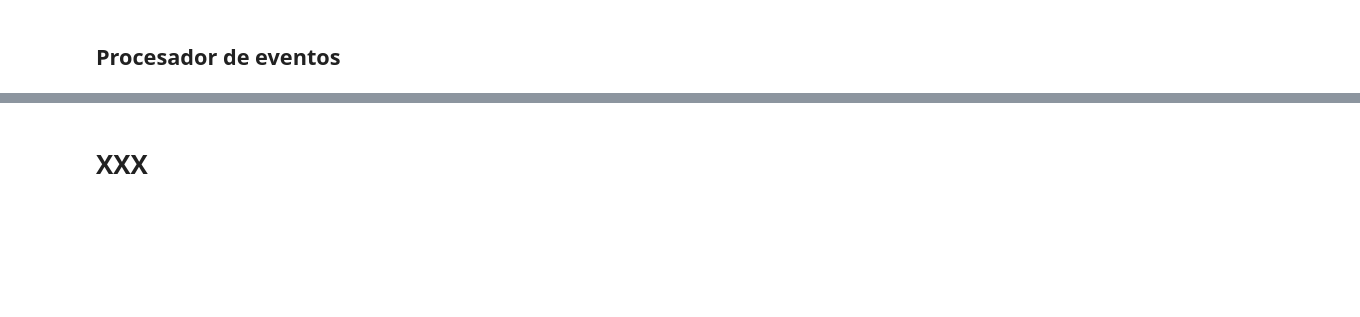
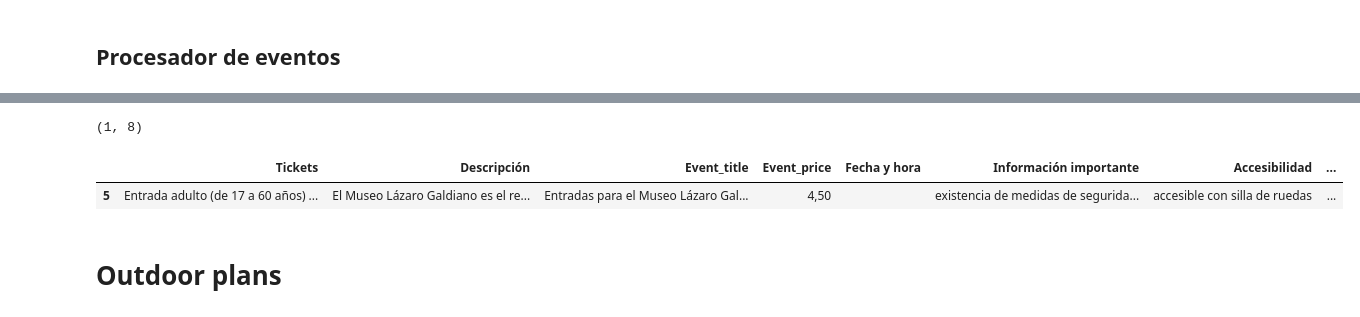
Before and after one commit to Jasc94/thebridge, a Jupyter notebook: 0_Tripulaciones/3_scrapper.ipynb, the cells around one changed output, grey strips where cells are left out. Cells and saved outputs as stored; diff of their text form; code cells hidden in the pictures; blank space fills up the shorter version.

```diff
--- a/0_Tripulaciones/3_scrapper.ipynb
+++ b/0_Tripulaciones/3_scrapper.ipynb
@@ -240,9 +343,13 @@ def processor(url, emojis, section_emojis, info_names, index):
 # %%
-url = "https://feverup.com/m/98148"
+art_urls = ['https://feverup.com/m/97759', 'https://feverup.com/m/87806', 'https://feverup.com/m/92796',
+             'https://feverup.com/m/92640', 'https://feverup.com/m/96367', 'https://feverup.com/m/94382',
+             'https://feverup.com/m/92141']
+
 emojis = emoji.UNICODE_EMOJI["en"]
 section_emojis = ["📅", "🕒", "⏳", "👤", "📍", "⚠️", "♿", "⌚", "❓", "🔗"]
-info_names = ["Información", "Información General"]
+info_names = ["Información", "Información General", "Información:", "Información general"]
 index = 0
 
-processor(url, emojis, section_emojis, info_names, index)
+df_2 = multiple_processor(art_urls, emojis, section_emojis, info_names, index)
+print(df_2.shape)
 # %% [output]
@@ -251,2 +364,36 @@ processor(url, emojis, section_emojis, info_names, index)
-# %% [markdown]
-# XXX
+# %%
+art_df = df_2
+
+# 2) Let's start filling NaNs and combining columns
+# NaN filling
+art_df.loc[:, ["📍 Lugar", "📌 Lugar", " Lugar"]] = art_df.loc[:, ["📍 Lugar", "📌 Lugar", " Lugar"]].fillna("")
+art_df.loc[:, ["Qué vas a disfrutar", "Cosas alucinantes que disfrutarás"]] = art_df.loc[:, ["Qué vas a disfrutar", "Cosas alucinantes que disfrutarás"]].fillna("")
+art_df.loc[:, ["Valoraciones de usuarios", "Valoraciones", "Valoraciones sobre el trabajo de Pablo Raijenstein"]] = art_df.loc[:, ["Valoraciones de usuarios", "Valoraciones", "Valoraciones sobre el trabajo de Pablo Raijenstein"]].fillna("")
+art_df.loc[:, [" Edad mínima", " Edad"]] = art_df.loc[:, [" Edad mínima", " Edad"]].fillna("")
+art_df.loc[:, [" Duración aproximada del recorrido", " Duración"]] = art_df.loc[:, [" Duración aproximada del recorrido", " Duración"]].fillna("")
+
+# Columns combination
+art_df["Lugar"] = art_df["📍 Lugar"].astype(str) + art_df["📌 Lugar"].astype(str) + art_df[" Lugar"].astype(str)
+art_df["Que vas a disfrutar"] = art_df["Qué vas a disfrutar"].astype(str) + art_df["Qué vas a disfrutar"].astype(str) + art_df["Cosas alucinantes que disfrutarás"].astype(str)
+art_df["Valoraciones"] = art_df["Valoraciones de usuarios"].astype(str) + art_df["Valoraciones"].astype(str) + art_df["Valoraciones sobre el trabajo de Pablo Raijenstein"].astype(str)
+art_df["Edad"] = art_df[" Edad mínima"].astype(str) + art_df[" Edad"].astype(str)
+art_df["Duracion"] = art_df[" Duración aproximada del recorrido"].astype(str) + art_df[" Duración"].astype(str)
+
+# 3) Drop columns
+art_df = art_df.drop([1, "📍 Lugar", "📌 Lugar", " Lugar", "Qué vas a disfrutar",
+                     "Cosas alucinantes que disfrutarás", "Valoraciones de usuarios",
+                     "Valoraciones sobre el trabajo de Pablo Raijenstein", "1_x", "1_y",
+                     "🕐 Fecha y hora", " Fechas", " Horarios", "Agatha Ruiz de la Prada u Okuda San Miguel",
+                     " Edad mínima", " Edad", " Duración aproximada del recorrido", " Duración",
+                     "Información", "Información general"], axis = 1)
+
+art_df = art_df.fillna("")
+art_df = art_df[art_df.loc[:, " Accesibilidad"] != ""]
+
+art_df = art_df.drop(["Valoraciones", "Que vas a disfrutar", "Edad", "Duracion"], axis = 1)
+print(art_df.shape)
+art_df
+# %% [output]
+(1, 8)
+|  | Tickets | Descripción | Event_title | Event_price | Fecha y hora | Información importante | Accesibilidad | ... |
+| 5 | Entrada adulto (de 17 a 60 años) ... | El Museo Lázaro Galdiano es el re... | Entradas para el Museo Lázaro Gal... | 4,50 |  | existencia de medidas de segurida... | accesible con silla de ruedas | ... |
@@ -253 +402,3 @@ processor(url, emojis, section_emojis, info_names, index)
+# %% [markdown]
+# Outdoor plans
 # %%
```
Also changed, not shown: parts of 19 cells of this notebook, 7 other files.
